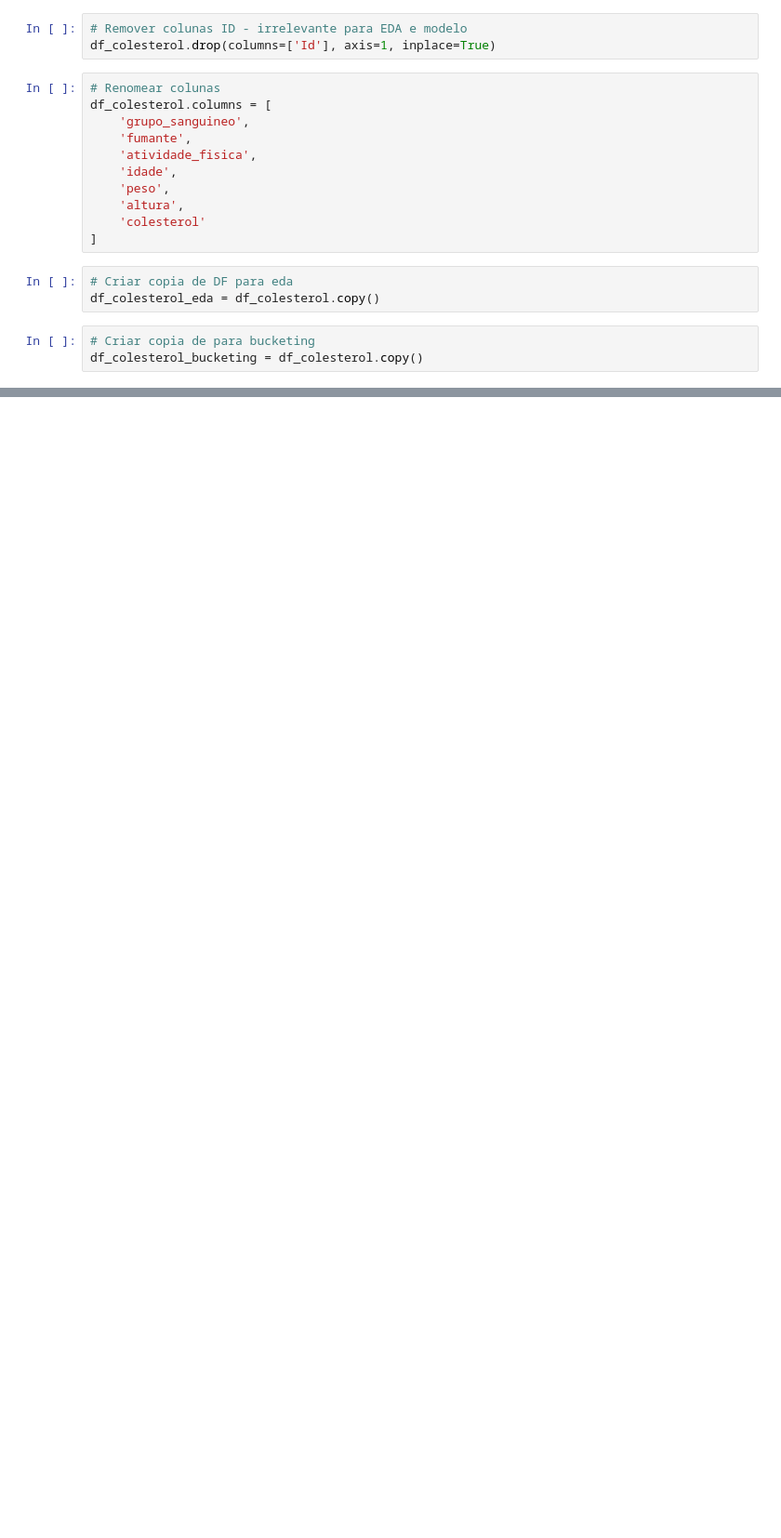
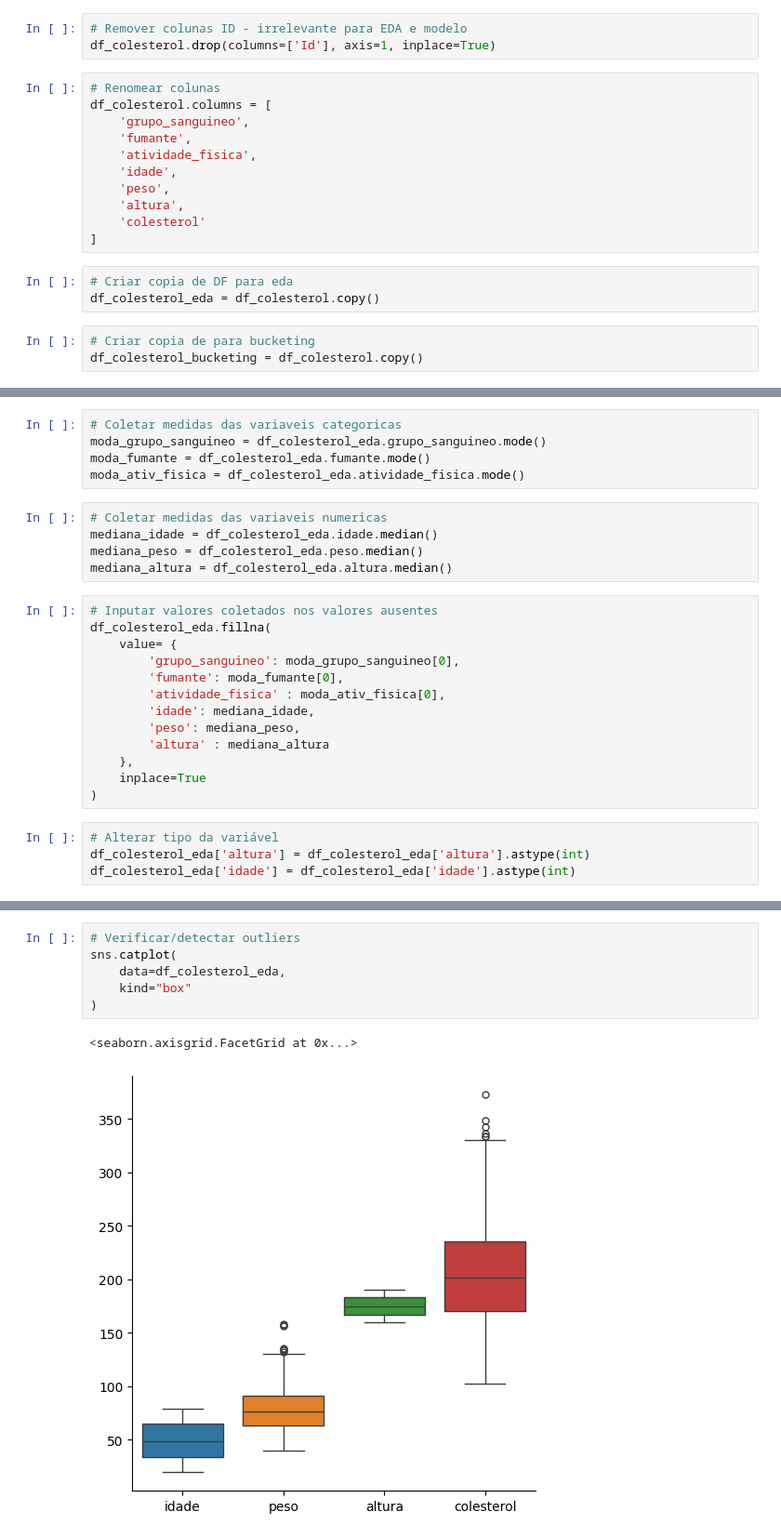
Before and after one commit to denniscosta13/inteligencia_artificial, a Jupyter notebook: mult_linear_reg/modelo_colesterol.ipynb, the cells around one changed output, grey strips where cells are left out. Shown at 93% size. Drawn from its saved outputs; the diff is of its cells as text; blank space fills up the shorter version.

```diff
--- a/mult_linear_reg/modelo_colesterol.ipynb
+++ b/mult_linear_reg/modelo_colesterol.ipynb
@@ -44,0 +94,27 @@ df_colesterol_bucketing = df_colesterol.copy()
+# %%
+# Coletar medidas das variaveis categoricas
+moda_grupo_sanguineo = df_colesterol_eda.grupo_sanguineo.mode()
+moda_fumante = df_colesterol_eda.fumante.mode()
+moda_ativ_fisica = df_colesterol_eda.atividade_fisica.mode()
+# %%
+# Coletar medidas das variaveis numericas
+mediana_idade = df_colesterol_eda.idade.median()
+mediana_peso = df_colesterol_eda.peso.median()
+mediana_altura = df_colesterol_eda.altura.median()
+# %%
+# Inputar valores coletados nos valores ausentes
+df_colesterol_eda.fillna(
+    value= {
+        'grupo_sanguineo': moda_grupo_sanguineo[0],
+        'fumante': moda_fumante[0],
+        'atividade_fisica' : moda_ativ_fisica[0],
+        'idade': mediana_idade,
+        'peso': mediana_peso,
+        'altura' : mediana_altura
+    },
+    inplace=True
+)
+# %%
+# Alterar tipo da variável
+df_colesterol_eda['altura'] = df_colesterol_eda['altura'].astype(int)
+df_colesterol_eda['idade'] = df_colesterol_eda['idade'].astype(int)
@@ -44,0 +156,9 @@ df_colesterol_bucketing = df_colesterol.copy()
+# %%
+# Verificar/detectar outliers
+sns.catplot(
+    data=df_colesterol_eda,
+    kind="box"
+)
+# %% [output]
+<seaborn.axisgrid.FacetGrid at 0x...>
+[figure, added]
```
Also changed, not shown: parts of 27 cells of this notebook.
